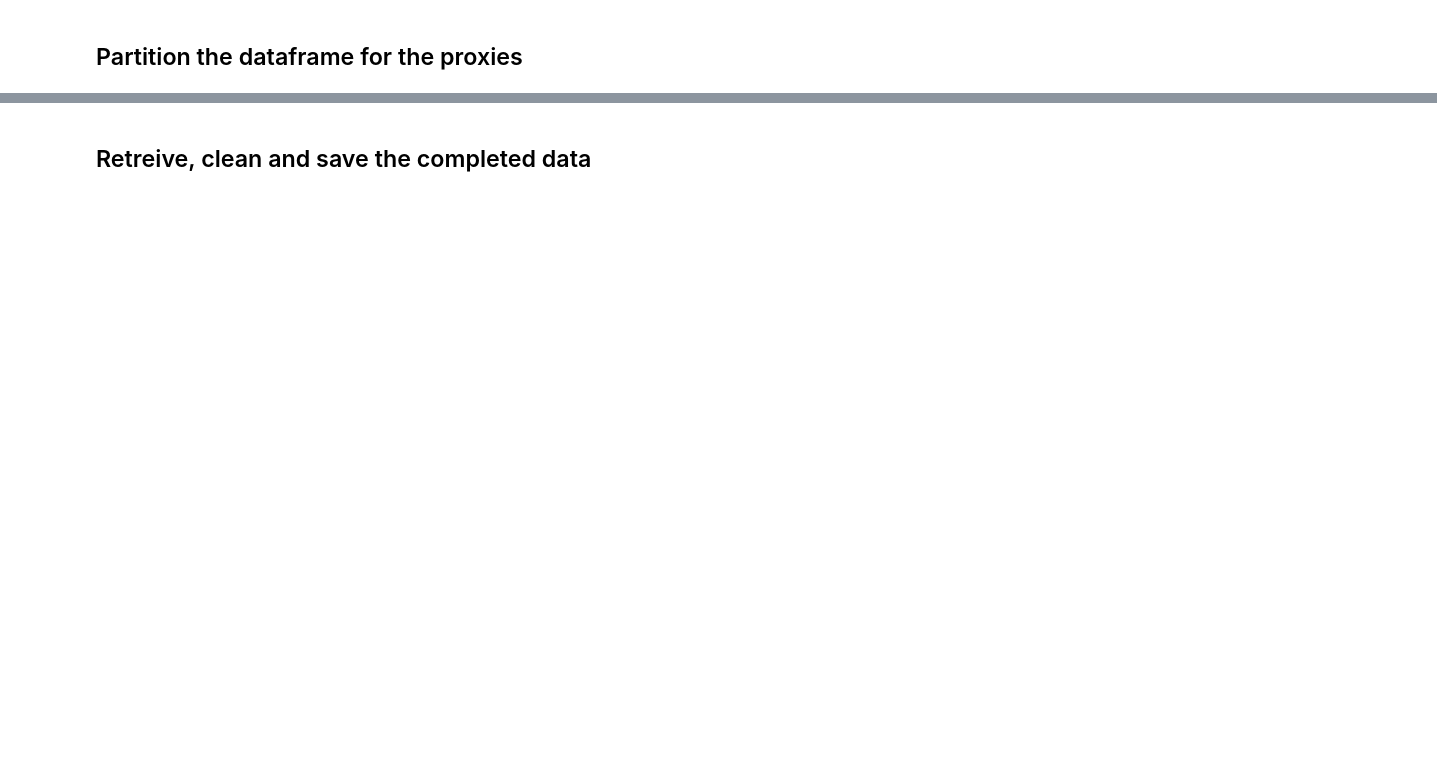
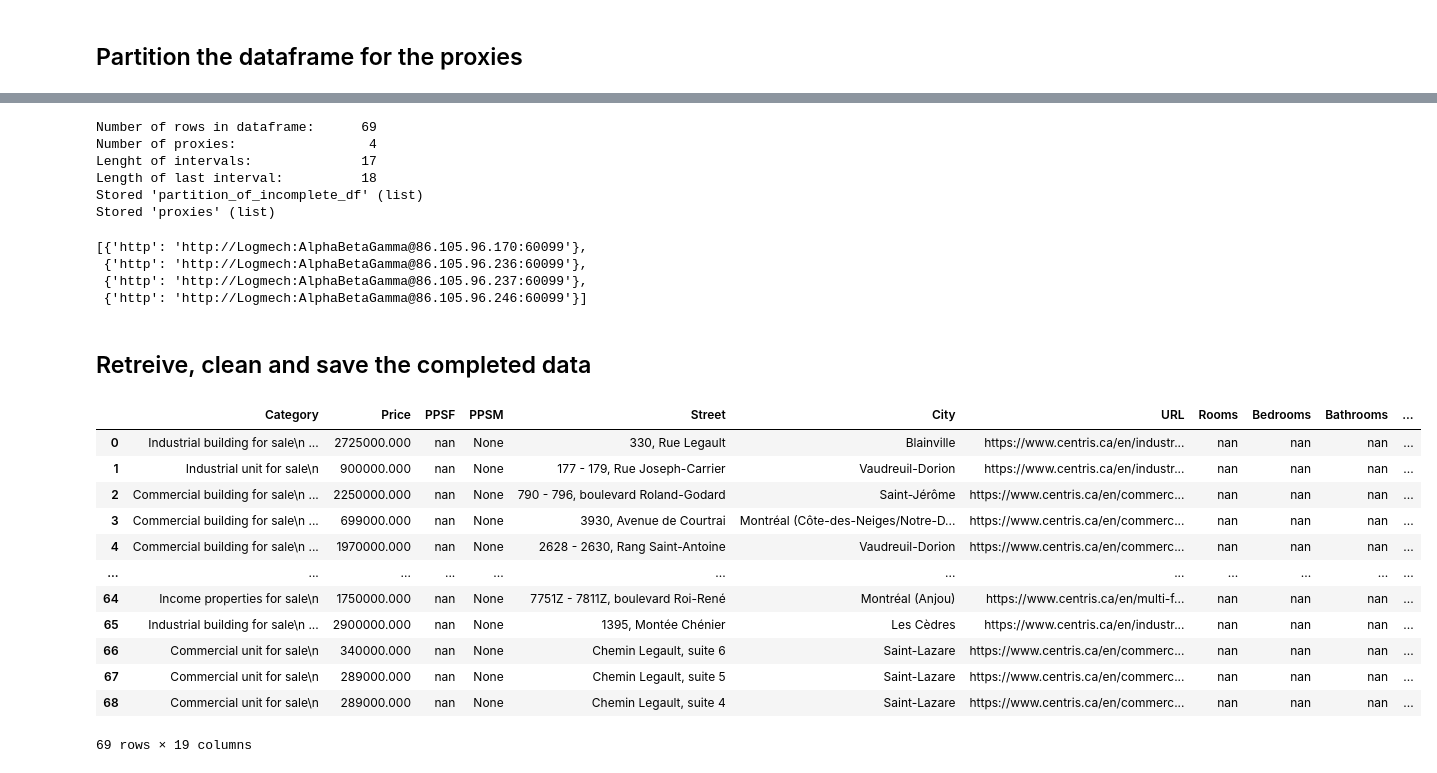
Before and after one commit to pilfo/WebScraping-RealEstate, a Jupyter notebook: Selenium Centris.ipynb, the cells around one changed output, grey strips where cells are left out. Saved outputs shown, nothing was run; the diff lists cells and outputs as text; code cells hidden in the pictures; blank space fills up the shorter version.

```diff
--- a/Selenium Centris.ipynb
+++ b/Selenium Centris.ipynb
@@ -219,7 +252,7 @@ import ast
 #also, since to_csv saves dictionaries as strings, when we read it we gotta map(ast.literal_eval) to convert strings back to dict
 proxies = pd.read_csv(r'C:\Users\davo9\anaconda3\envs\webscraping\Proxies\Current_Proxies.csv', index_col=0).iloc[:, 0].map(ast.literal_eval).tolist()
 #take a slice if you don't wanna use all the proxies
-proxies = proxies[9:12]
+proxies = proxies[21:25]
 
 #Adds new columns to be filled to the dataframe and
 #Partitions the df in terms of rows by dividing it into n dataframes where n is the number of proxies
@@ -253,6 +286,20 @@ partition_of_incomplete_df = partition_dataframe(df, proxies)
 %store partition_of_incomplete_df proxies
 
 #now go run the corresponding number of proxy notebooks and come back here to clean and save
+# %% [output]
+Number of rows in dataframe:      69
+Number of proxies:                 4
+Lenght of intervals:              17
+Length of last interval:          18
+Stored 'partition_of_incomplete_df' (list)
+Stored 'proxies' (list)
+# %%
+proxies
+# %% [output]
+[{'http': 'http://Logmech:AlphaBetaGamma@86.105.96.170:60099'},
+ {'http': 'http://Logmech:AlphaBetaGamma@86.105.96.236:60099'},
+ {'http': 'http://Logmech:AlphaBetaGamma@86.105.96.237:60099'},
+ {'http': 'http://Logmech:AlphaBetaGamma@86.105.96.246:60099'}]
 # %% [markdown]
 ## Retreive, clean and save the completed data
 # %%
@@ -261,6 +308,20 @@ partition_of_incomplete_df = partition_dataframe(df, proxies)
 # %%
 #manually concatenate the dataframe slices
-listings = pd.concat([df0, df1, df2])
+listings = pd.concat([df0, df1, df2, df3])
 listings
+# %% [output]
+|  | Category | Price | PPSF | PPSM | Street | City | URL | Rooms | Bedrooms | Bathrooms | ... |
+| 0 | Industrial building for sale\n ... | 2725000.000 | nan | None | 330, Rue Legault | Blainville | https://www.centris.ca/en/industr... | nan | nan | nan | ... |
+| 1 | Industrial unit for sale\n | 900000.000 | nan | None | 177 - 179, Rue Joseph-Carrier | Vaudreuil-Dorion | https://www.centris.ca/en/industr... | nan | nan | nan | ... |
+| 2 | Commercial building for sale\n ... | 2250000.000 | nan | None | 790 - 796, boulevard Roland-Godard | Saint-Jérôme | https://www.centris.ca/en/commerc... | nan | nan | nan | ... |
+| 3 | Commercial building for sale\n ... | 699000.000 | nan | None | 3930, Avenue de Courtrai | Montréal (Côte-des-Neiges/Notre-D... | https://www.centris.ca/en/commerc... | nan | nan | nan | ... |
+| 4 | Commercial building for sale\n ... | 1970000.000 | nan | None | 2628 - 2630, Rang Saint-Antoine | Vaudreuil-Dorion | https://www.centris.ca/en/commerc... | nan | nan | nan | ... |
+| ... | ... | ... | ... | ... | ... | ... | ... | ... | ... | ... | ... |
+| 64 | Income properties for sale\n | 1750000.000 | nan | None | 7751Z - 7811Z, boulevard Roi-René | Montréal (Anjou) | https://www.centris.ca/en/multi-f... | nan | nan | nan | ... |
+| 65 | Industrial building for sale\n ... | 2900000.000 | nan | None | 1395, Montée Chénier | Les Cèdres | https://www.centris.ca/en/industr... | nan | nan | nan | ... |
+| 66 | Commercial unit for sale\n | 340000.000 | nan | None | Chemin Legault, suite 6 | Saint-Lazare | https://www.centris.ca/en/commerc... | nan | nan | nan | ... |
+| 67 | Commercial unit for sale\n | 289000.000 | nan | None | Chemin Legault, suite 5 | Saint-Lazare | https://www.centris.ca/en/commerc... | nan | nan | nan | ... |
+| 68 | Commercial unit for sale\n | 289000.000 | nan | None | Chemin Legault, suite 4 | Saint-Lazare | https://www.centris.ca/en/commerc... | nan | nan | nan | ... |
+69 rows × 19 columns
 # %%
 #clean the data
```
Also changed, not shown: parts of 18 cells of this notebook.
